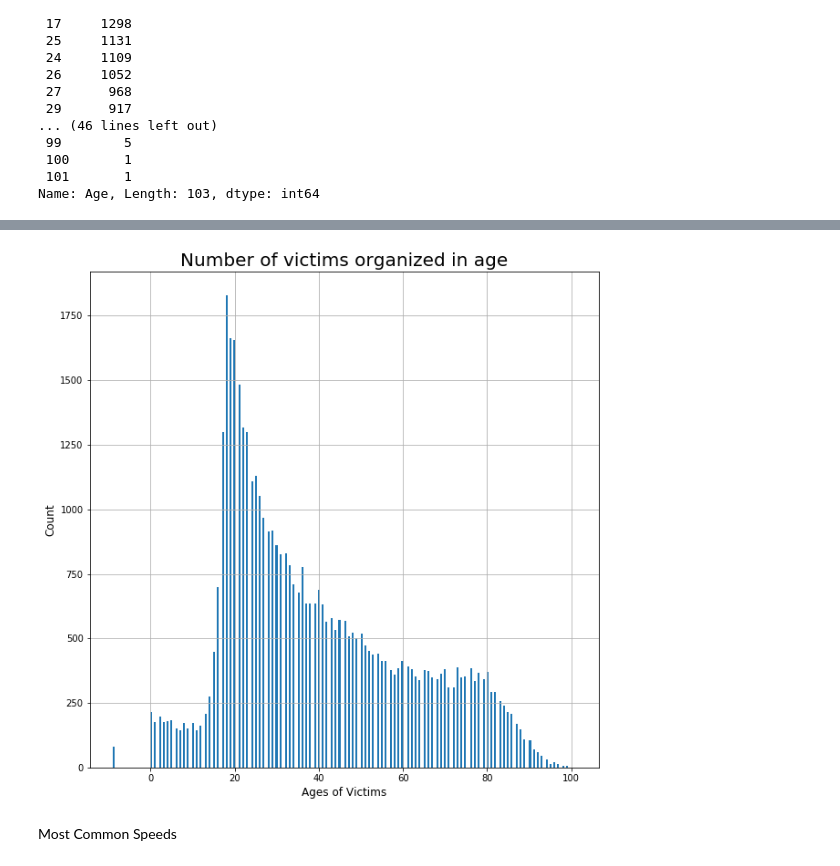
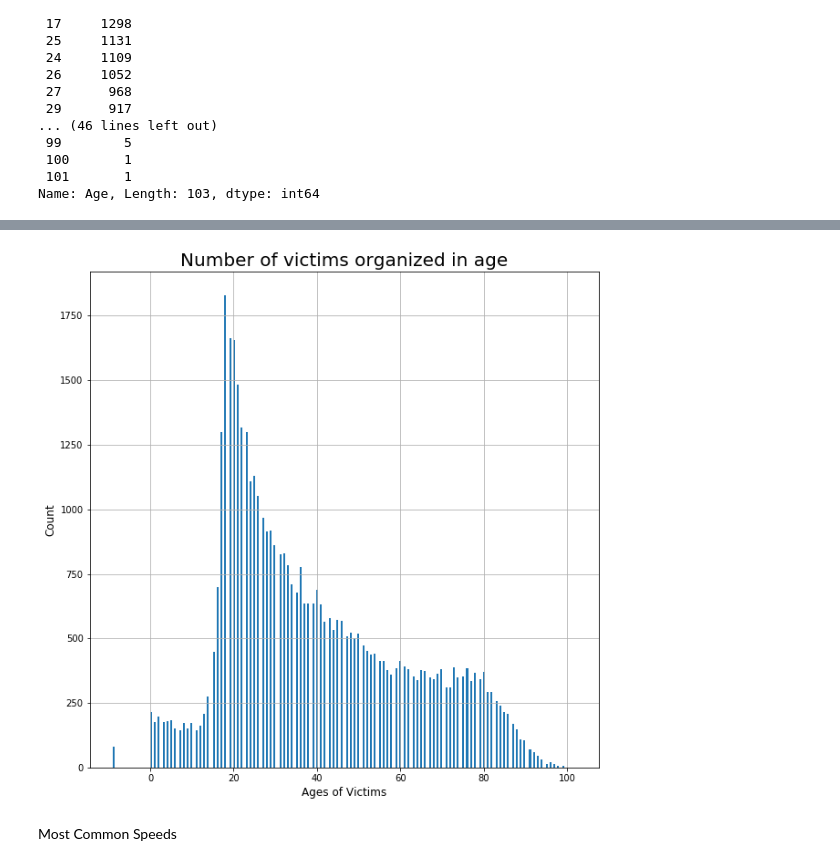
Before and after one commit to Jeyreymey/My-first-website, a Jupyter notebook: Road Crashes in Australia.ipynb, the cells around one changed output, grey strips where cells are left out. Cells and saved outputs as stored; diff of their text form; code cells hidden in the pictures.

```diff
--- a/Road Crashes in Australia.ipynb
+++ b/Road Crashes in Australia.ipynb
@@ -178,16 +191,16 @@ fatal_data["Age"].value_counts().plot(kind="bar")
 # %%
 number_of_bins = 250
 lower_bound = -9
-upper_bound = 101
+upper_bound = 102
 
 plt.hist(fatal_data["Age"], bins=number_of_bins, range=(lower_bound, upper_bound))
 plt.title("Number of victims organized in age", fontsize=20)
 plt.xlabel('Ages of Victims', fontsize=12)
 plt.ylabel('Count', fontsize=12)
 plt.grid(True)
 plt.show()
 # %% [output]
-[figure, old version]
+[figure, new version]
 # %% [markdown]
 Most Common Speeds
 # %%
```
Also changed, not shown: parts of 16 cells of this notebook, 2 other files.
